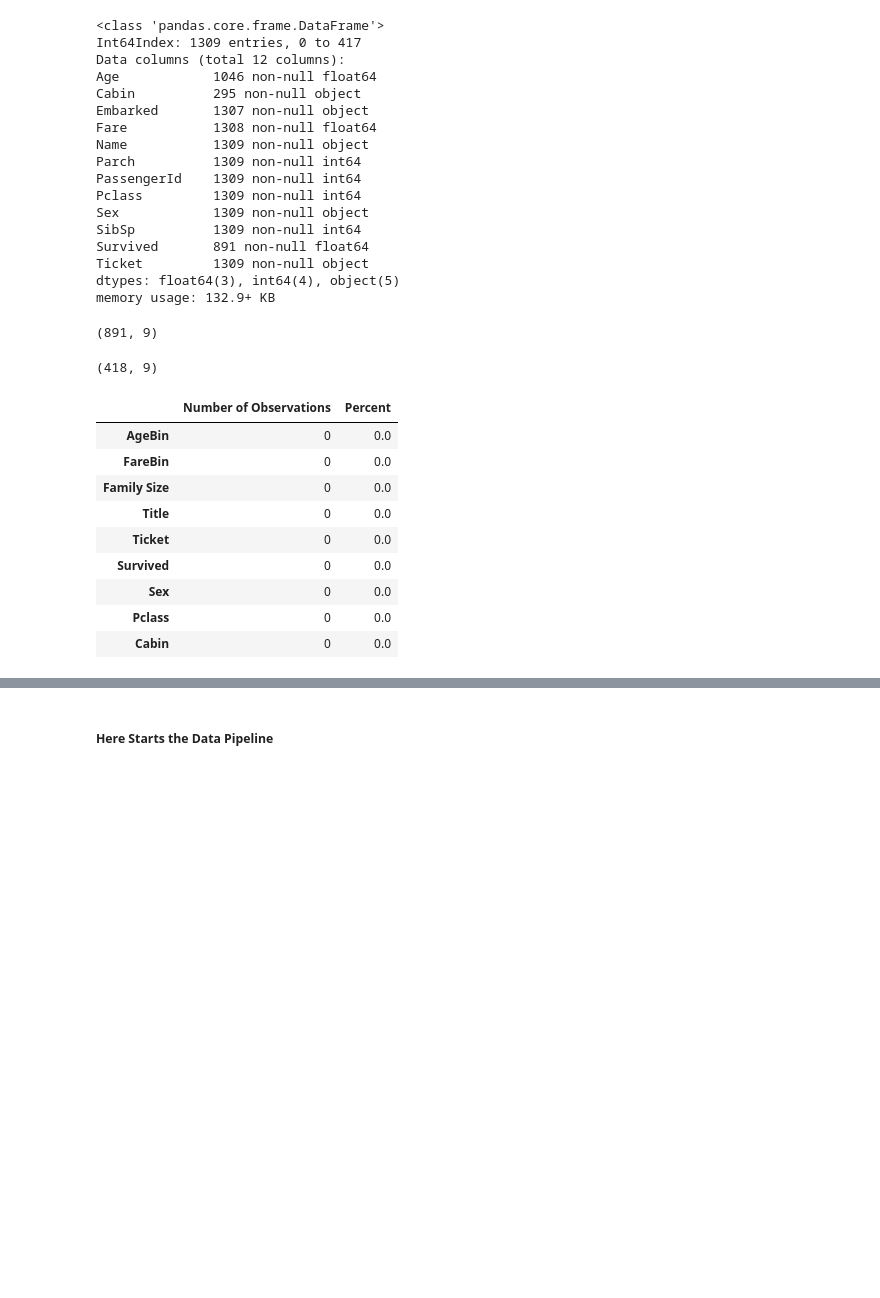
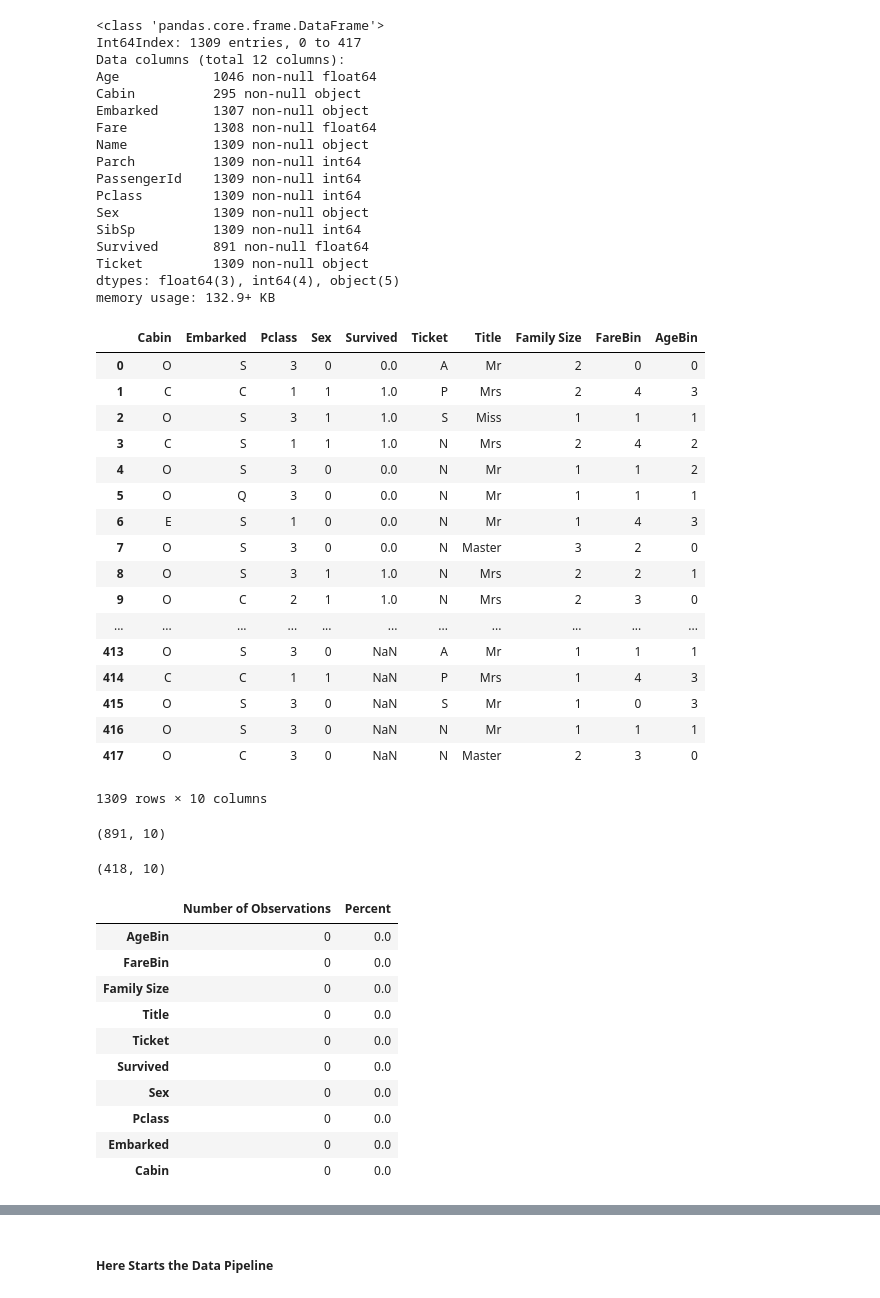
Before and after one commit to RoyMachineLearning/Titanic-Machine-Learning-from-Disaster, a Jupyter notebook: Titanic-Machine Learning from Disaster.ipynb, the cells around one changed output, grey strips where cells are left out. Drawn from its saved outputs; the diff is of its cells as text; code cells hidden in the pictures; blank space fills up the shorter version.

```diff
--- a/Titanic-Machine Learning from Disaster.ipynb
+++ b/Titanic-Machine Learning from Disaster.ipynb
@@ -128,7 +128,6 @@ DataFile["Title"] = titles
 #drop the columns - that may not impact the analysis
 DataFile = DataFile.drop('Name',axis=1)
 DataFile = DataFile.drop('PassengerId',axis=1)
-DataFile = DataFile.drop('Embarked',axis=1)
 # %%
 #Now split the Tickets to get special cabins. As Tickets may hold some valuable insights
 
@@ -152,6 +151,9 @@ DataFile.replace({'Title': mapping}, inplace=True)
 # %%
 # get the imputed value for FARE
 DataFile['Fare'].fillna(DataFile['Fare'].median(), inplace=True)
+
+#based on the median taken to check fare the imputed value of Embarkment to be "S"
+DataFile['Embarked'].fillna("S", inplace=True)
 
 #impute the age based on Titles
 titles = ['Dr', 'Master', 'Miss', 'Mr', 'Mrs', 'Rev']
@@ -160,7 +162,10 @@ for title in titles:
     DataFile.loc[(DataFile['Age'].isnull()) & (DataFile['Title'] == title), 'Age'] = imputed_age
 # %%
 # Merge SibSp and Parch into one
-DataFile["Family Size"] = DataFile["SibSp"] + DataFile["Parch"]
+DataFile["Family Size"] = DataFile["SibSp"] + DataFile["Parch"] + 1
+
+#Make Family Bins
+DataFile["Family Size"] = pd.cut(DataFile["Family Size"], bins=[0,1,4,20], labels=[1,2,3])
 
 #drop SibSp and Parch
 DataFile = DataFile.drop('SibSp',axis=1)
@@ -185,8 +190,27 @@ DataFile = DataFile.drop('Age',axis=1)
 DataFile['Sex'].replace(['male','female'],[0,1],inplace=True)
 # %%
 #Check the file
-
+DataFile
 #DataFile.to_csv("Datafile.csv")
+# %% [output]
+|  | Cabin | Embarked | Pclass | Sex | Survived | Ticket | Title | Family Size | FareBin | AgeBin |
+| 0 | O | S | 3 | 0 | 0.0 | A | Mr | 2 | 0 | 0 |
+| 1 | C | C | 1 | 1 | 1.0 | P | Mrs | 2 | 4 | 3 |
+| 2 | O | S | 3 | 1 | 1.0 | S | Miss | 1 | 1 | 1 |
+| 3 | C | S | 1 | 1 | 1.0 | N | Mrs | 2 | 4 | 2 |
+| 4 | O | S | 3 | 0 | 0.0 | N | Mr | 1 | 1 | 2 |
+| 5 | O | Q | 3 | 0 | 0.0 | N | Mr | 1 | 1 | 1 |
+| 6 | E | S | 1 | 0 | 0.0 | N | Mr | 1 | 4 | 3 |
+| 7 | O | S | 3 | 0 | 0.0 | N | Master | 3 | 2 | 0 |
+| 8 | O | S | 3 | 1 | 1.0 | N | Mrs | 2 | 2 | 1 |
+| 9 | O | C | 2 | 1 | 1.0 | N | Mrs | 2 | 3 | 0 |
+| ... | ... | ... | ... | ... | ... | ... | ... | ... | ... | ... |
+| 413 | O | S | 3 | 0 | NaN | A | Mr | 1 | 1 | 1 |
+| 414 | C | C | 1 | 1 | NaN | P | Mrs | 1 | 4 | 3 |
+| 415 | O | S | 3 | 0 | NaN | S | Mr | 1 | 0 | 3 |
+| 416 | O | S | 3 | 0 | NaN | N | Mr | 1 | 1 | 1 |
+| 417 | O | C | 3 | 0 | NaN | N | Master | 2 | 3 | 0 |
+1309 rows × 10 columns
 # %%
 #Now split Back The data to training and test set - before applying the pipeline
 
@@ -194,11 +218,11 @@ train_set, test_set = train_test_split(DataFile, test_size=0.3193,shuffle=False)
 # %%
 train_set.shape # This exactly matches the original training set
 # %% [output]
-(891, 9)
+(891, 10)
 # %%
 test_set.shape # This exactly matches the original test set
 # %% [output]
-(418, 9)
+(418, 10)
 # %%
 #Check for the missing values to check if any random extraction happened? Validate that shuffle was false
 
@@ -215,6 +239,7 @@ pd.concat([obs, percent], axis = 1,keys= ['Number of Observations', 'Percent'])
 | Survived | 0 | 0.0 |
 | Sex | 0 | 0.0 |
 | Pclass | 0 | 0.0 |
+| Embarked | 0 | 0.0 |
 | Cabin | 0 | 0.0 |
 # %%
 #Check for the missing values to check if any random extraction happened? Validate that shuffle was false
```
Also changed, not shown: parts of 29 cells of this notebook.
